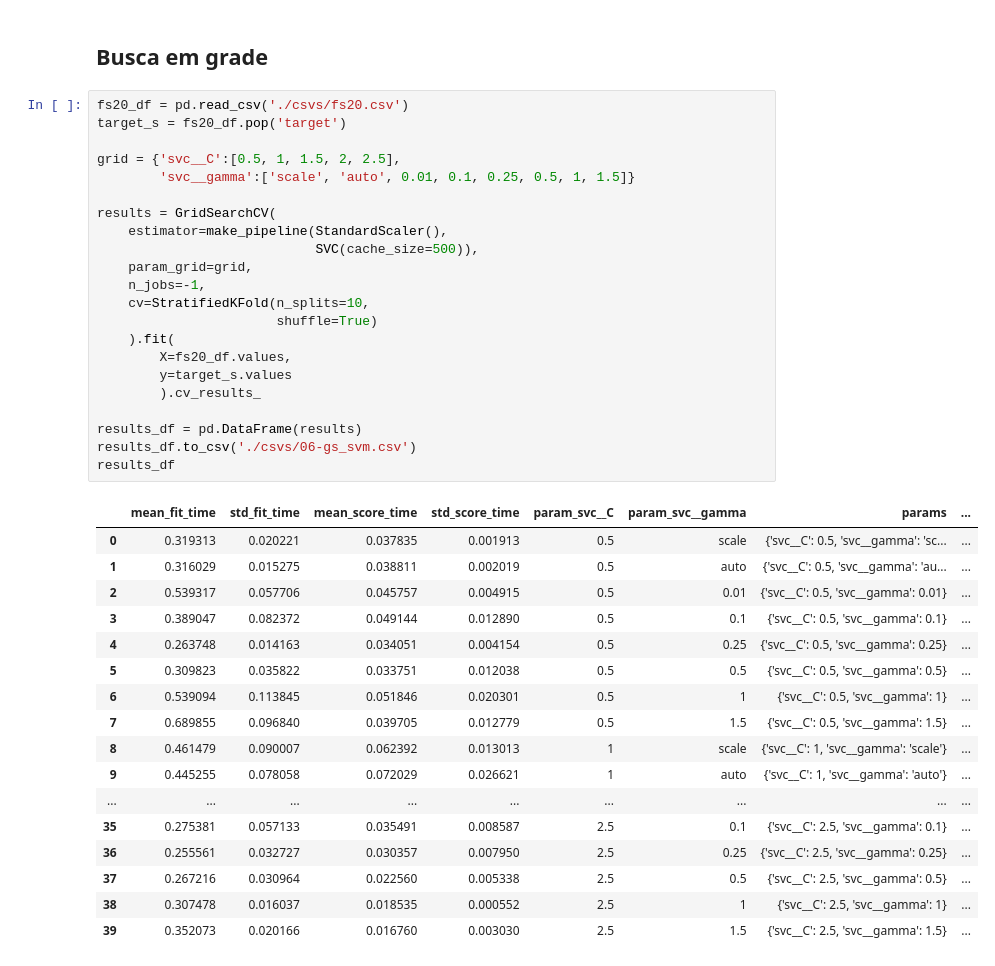
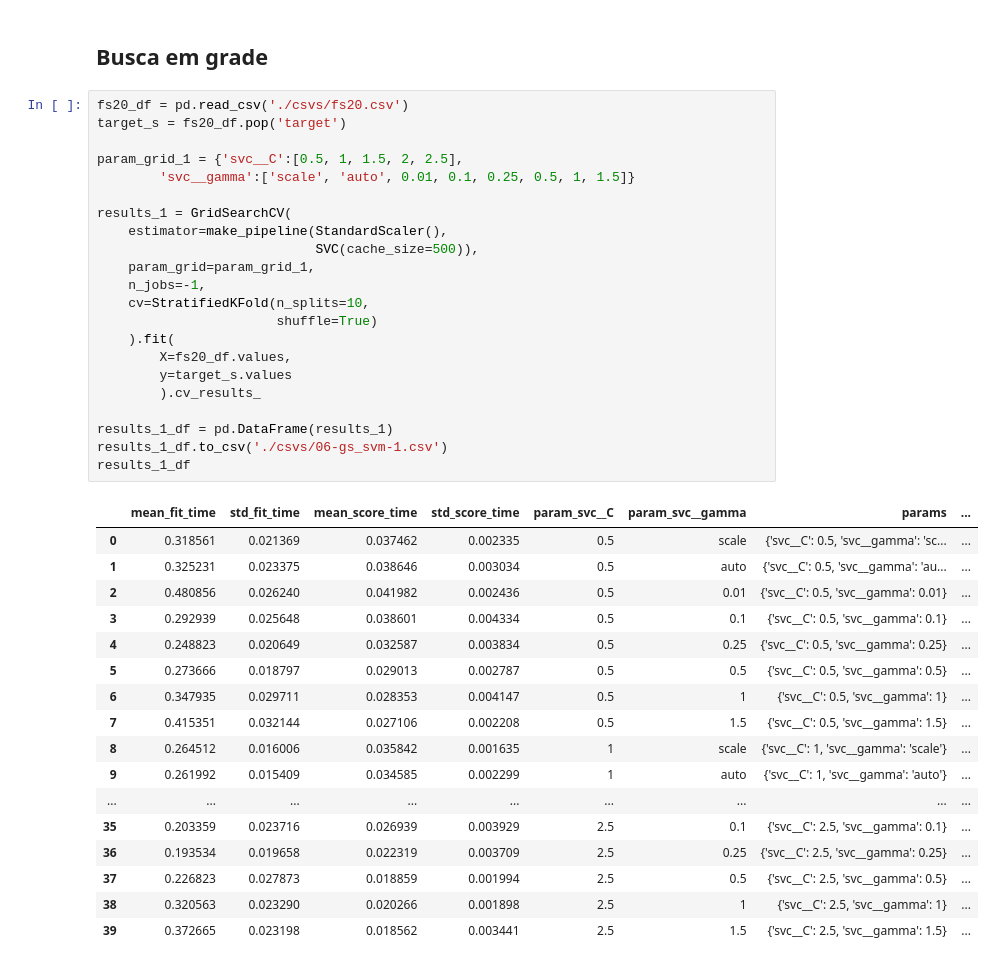
Before and after one commit to newtmagalhaes/Machine-Learning, a Jupyter notebook: ML/f03-MIT-fluxo/06-gs_svm-gamma_c.ipynb, the cells around one changed output. Drawn from its saved outputs; the diff is of its cells as text.

```diff
--- a/ML/f03-MIT-fluxo/06-gs_svm-gamma_c.ipynb
+++ b/ML/f03-MIT-fluxo/06-gs_svm-gamma_c.ipynb
@@ -17,42 +17,42 @@ from sklearn.svm import SVC
 # %%
 fs20_df = pd.read_csv('./csvs/fs20.csv')
 target_s = fs20_df.pop('target')
 
-grid = {'svc__C':[0.5, 1, 1.5, 2, 2.5],
+param_grid_1 = {'svc__C':[0.5, 1, 1.5, 2, 2.5],
         'svc__gamma':['scale', 'auto', 0.01, 0.1, 0.25, 0.5, 1, 1.5]}
 
-results = GridSearchCV(
+results_1 = GridSearchCV(
     estimator=make_pipeline(StandardScaler(),
                             SVC(cache_size=500)),
-    param_grid=grid,
+    param_grid=param_grid_1,
     n_jobs=-1,
     cv=StratifiedKFold(n_splits=10,
                        shuffle=True)
     ).fit(
         X=fs20_df.values,
         y=target_s.values
         ).cv_results_
 
-results_df = pd.DataFrame(results)
-results_df.to_csv('./csvs/06-gs_svm.csv')
-results_df
+results_1_df = pd.DataFrame(results_1)
+results_1_df.to_csv('./csvs/06-gs_svm-1.csv')
+results_1_df
 # %% [output]
 |  | mean_fit_time | std_fit_time | mean_score_time | std_score_time | param_svc__C | param_svc__gamma | params | ... |
-| 0 | 0.319313 | 0.020221 | 0.037835 | 0.001913 | 0.5 | scale | {'svc__C': 0.5, 'svc__gamma': 'sc... | ... |
-| 1 | 0.316029 | 0.015275 | 0.038811 | 0.002019 | 0.5 | auto | {'svc__C': 0.5, 'svc__gamma': 'au... | ... |
-| 2 | 0.539317 | 0.057706 | 0.045757 | 0.004915 | 0.5 | 0.01 | {'svc__C': 0.5, 'svc__gamma': 0.01} | ... |
-| 3 | 0.389047 | 0.082372 | 0.049144 | 0.012890 | 0.5 | 0.1 | {'svc__C': 0.5, 'svc__gamma': 0.1} | ... |
-| 4 | 0.263748 | 0.014163 | 0.034051 | 0.004154 | 0.5 | 0.25 | {'svc__C': 0.5, 'svc__gamma': 0.25} | ... |
-| 5 | 0.309823 | 0.035822 | 0.033751 | 0.012038 | 0.5 | 0.5 | {'svc__C': 0.5, 'svc__gamma': 0.5} | ... |
-| 6 | 0.539094 | 0.113845 | 0.051846 | 0.020301 | 0.5 | 1 | {'svc__C': 0.5, 'svc__gamma': 1} | ... |
-| 7 | 0.689855 | 0.096840 | 0.039705 | 0.012779 | 0.5 | 1.5 | {'svc__C': 0.5, 'svc__gamma': 1.5} | ... |
-| 8 | 0.461479 | 0.090007 | 0.062392 | 0.013013 | 1 | scale | {'svc__C': 1, 'svc__gamma': 'scale'} | ... |
-| 9 | 0.445255 | 0.078058 | 0.072029 | 0.026621 | 1 | auto | {'svc__C': 1, 'svc__gamma': 'auto'} | ... |
+| 0 | 0.318561 | 0.021369 | 0.037462 | 0.002335 | 0.5 | scale | {'svc__C': 0.5, 'svc__gamma': 'sc... | ... |
+| 1 | 0.325231 | 0.023375 | 0.038646 | 0.003034 | 0.5 | auto | {'svc__C': 0.5, 'svc__gamma': 'au... | ... |
+| 2 | 0.480856 | 0.026240 | 0.041982 | 0.002436 | 0.5 | 0.01 | {'svc__C': 0.5, 'svc__gamma': 0.01} | ... |
+| 3 | 0.292939 | 0.025648 | 0.038601 | 0.004334 | 0.5 | 0.1 | {'svc__C': 0.5, 'svc__gamma': 0.1} | ... |
+| 4 | 0.248823 | 0.020649 | 0.032587 | 0.003834 | 0.5 | 0.25 | {'svc__C': 0.5, 'svc__gamma': 0.25} | ... |
+| 5 | 0.273666 | 0.018797 | 0.029013 | 0.002787 | 0.5 | 0.5 | {'svc__C': 0.5, 'svc__gamma': 0.5} | ... |
+| 6 | 0.347935 | 0.029711 | 0.028353 | 0.004147 | 0.5 | 1 | {'svc__C': 0.5, 'svc__gamma': 1} | ... |
+| 7 | 0.415351 | 0.032144 | 0.027106 | 0.002208 | 0.5 | 1.5 | {'svc__C': 0.5, 'svc__gamma': 1.5} | ... |
+| 8 | 0.264512 | 0.016006 | 0.035842 | 0.001635 | 1 | scale | {'svc__C': 1, 'svc__gamma': 'scale'} | ... |
+| 9 | 0.261992 | 0.015409 | 0.034585 | 0.002299 | 1 | auto | {'svc__C': 1, 'svc__gamma': 'auto'} | ... |
 | ... | ... | ... | ... | ... | ... | ... | ... | ... |
-| 35 | 0.275381 | 0.057133 | 0.035491 | 0.008587 | 2.5 | 0.1 | {'svc__C': 2.5, 'svc__gamma': 0.1} | ... |
-| 36 | 0.255561 | 0.032727 | 0.030357 | 0.007950 | 2.5 | 0.25 | {'svc__C': 2.5, 'svc__gamma': 0.25} | ... |
-| 37 | 0.267216 | 0.030964 | 0.022560 | 0.005338 | 2.5 | 0.5 | {'svc__C': 2.5, 'svc__gamma': 0.5} | ... |
-| 38 | 0.307478 | 0.016037 | 0.018535 | 0.000552 | 2.5 | 1 | {'svc__C': 2.5, 'svc__gamma': 1} | ... |
-| 39 | 0.352073 | 0.020166 | 0.016760 | 0.003030 | 2.5 | 1.5 | {'svc__C': 2.5, 'svc__gamma': 1.5} | ... |
+| 35 | 0.203359 | 0.023716 | 0.026939 | 0.003929 | 2.5 | 0.1 | {'svc__C': 2.5, 'svc__gamma': 0.1} | ... |
+| 36 | 0.193534 | 0.019658 | 0.022319 | 0.003709 | 2.5 | 0.25 | {'svc__C': 2.5, 'svc__gamma': 0.25} | ... |
+| 37 | 0.226823 | 0.027873 | 0.018859 | 0.001994 | 2.5 | 0.5 | {'svc__C': 2.5, 'svc__gamma': 0.5} | ... |
+| 38 | 0.320563 | 0.023290 | 0.020266 | 0.001898 | 2.5 | 1 | {'svc__C': 2.5, 'svc__gamma': 1} | ... |
+| 39 | 0.372665 | 0.023198 | 0.018562 | 0.003441 | 2.5 | 1.5 | {'svc__C': 2.5, 'svc__gamma': 1.5} | ... |
 # %%
 sns.pointplot(
```
Also changed, not shown: parts of 9 cells of this notebook, 3 other files.
